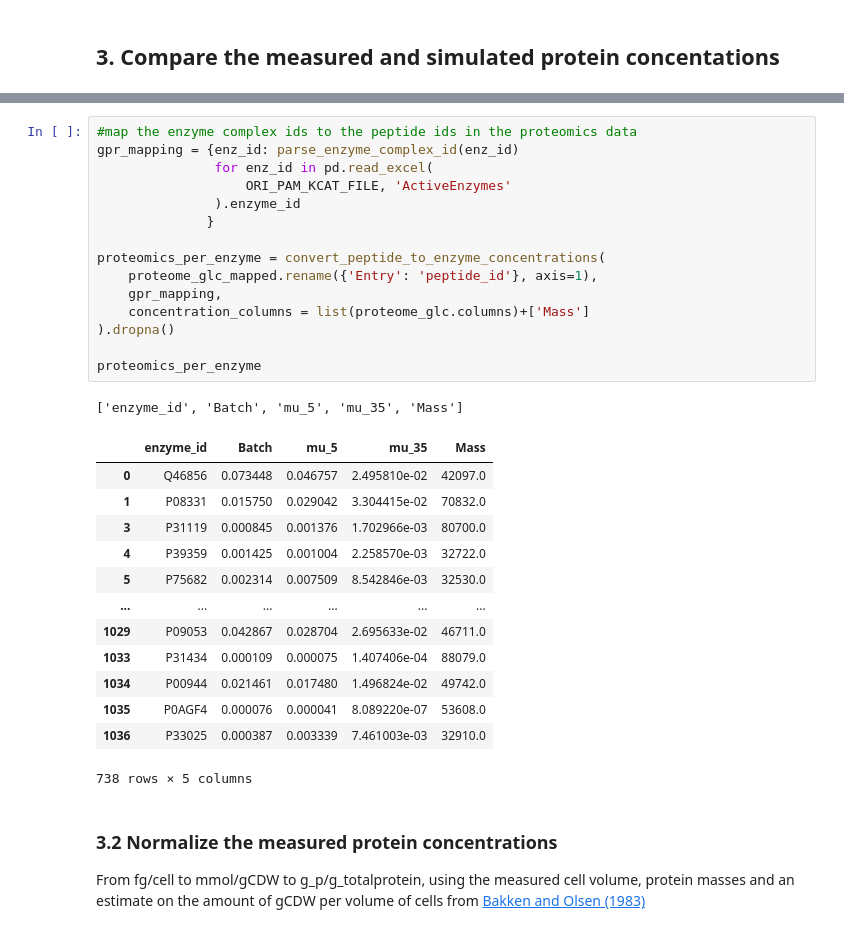
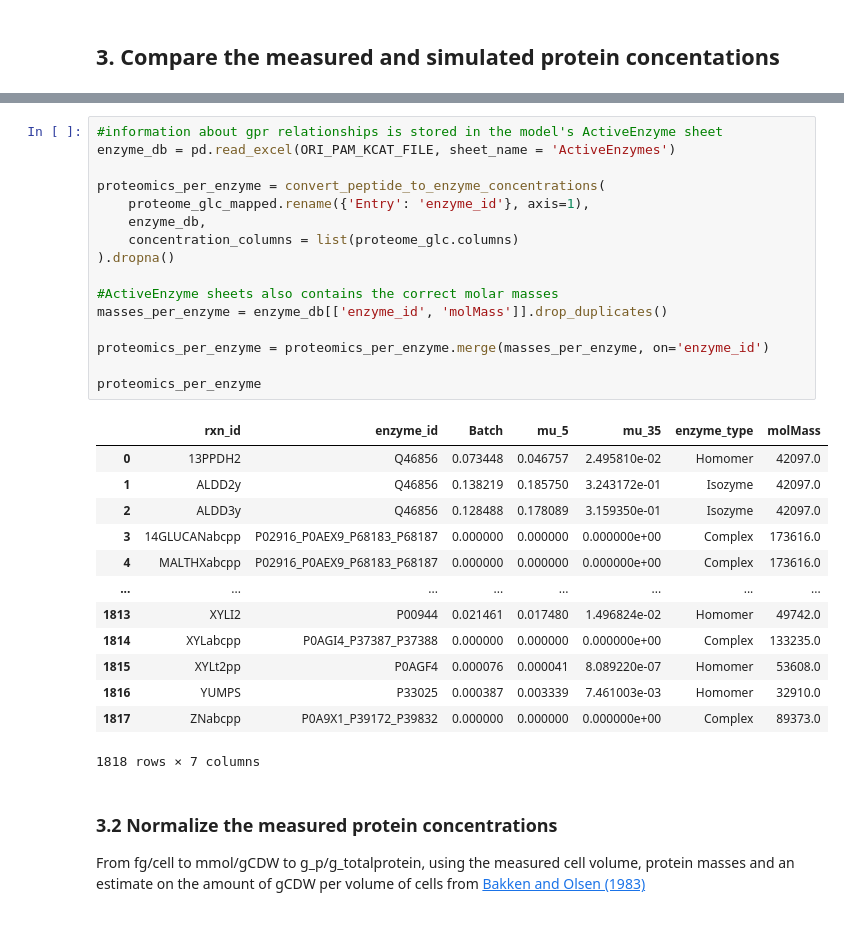
Before and after one commit to iAMB-RWTH-Aachen/PAMparametrizer, a Jupyter notebook: Scripts/i3_analysis/pam_parametrizer_validate_proteomics.ipynb, the cells around one changed output, grey strips where cells are left out. Cells and saved outputs as stored; diff of their text form.

```diff
--- a/Scripts/i3_analysis/pam_parametrizer_validate_proteomics.ipynb
+++ b/Scripts/i3_analysis/pam_parametrizer_validate_proteomics.ipynb
@@ -289,33 +297,33 @@ The experimental measurements report concentrations for individual peptides, but
 # %%
-#map the enzyme complex ids to the peptide ids in the proteomics data
-gpr_mapping = {enz_id: parse_enzyme_complex_id(enz_id)
-               for enz_id in pd.read_excel(
-                   ORI_PAM_KCAT_FILE, 'ActiveEnzymes'
-               ).enzyme_id
-              }
+#information about gpr relationships is stored in the model's ActiveEnzyme sheet
+enzyme_db = pd.read_excel(ORI_PAM_KCAT_FILE, sheet_name = 'ActiveEnzymes')
 
 proteomics_per_enzyme = convert_peptide_to_enzyme_concentrations(
-    proteome_glc_mapped.rename({'Entry': 'peptide_id'}, axis=1),
-    gpr_mapping,
-    concentration_columns = list(proteome_glc.columns)+['Mass']
+    proteome_glc_mapped.rename({'Entry': 'enzyme_id'}, axis=1),
+    enzyme_db,
+    concentration_columns = list(proteome_glc.columns)
 ).dropna()
 
+#ActiveEnzyme sheets also contains the correct molar masses
+masses_per_enzyme = enzyme_db[['enzyme_id', 'molMass']].drop_duplicates()
+
+proteomics_per_enzyme = proteomics_per_enzyme.merge(masses_per_enzyme, on='enzyme_id')
+
 proteomics_per_enzyme
 # %% [output]
+|  | rxn_id | enzyme_id | Batch | mu_5 | mu_35 | enzyme_type | molMass |
+| 0 | 13PPDH2 | Q46856 | 0.073448 | 0.046757 | 2.495810e-02 | Homomer | 42097.0 |
+| 1 | ALDD2y | Q46856 | 0.138219 | 0.185750 | 3.243172e-01 | Isozyme | 42097.0 |
+| 2 | ALDD3y | Q46856 | 0.128488 | 0.178089 | 3.159350e-01 | Isozyme | 42097.0 |
+| 3 | 14GLUCANabcpp | P02916_P0AEX9_P68183_P68187 | 0.000000 | 0.000000 | 0.000000e+00 | Complex | 173616.0 |
+| 4 | MALTHXabcpp | P02916_P0AEX9_P68183_P68187 | 0.000000 | 0.000000 | 0.000000e+00 | Complex | 173616.0 |
+| ... | ... | ... | ... | ... | ... | ... | ... |
+| 1813 | XYLI2 | P00944 | 0.021461 | 0.017480 | 1.496824e-02 | Homomer | 49742.0 |
+| 1814 | XYLabcpp | P0AGI4_P37387_P37388 | 0.000000 | 0.000000 | 0.000000e+00 | Complex | 133235.0 |
+| 1815 | XYLt2pp | P0AGF4 | 0.000076 | 0.000041 | 8.089220e-07 | Homomer | 53608.0 |
+| 1816 | YUMPS | P33025 | 0.000387 | 0.003339 | 7.461003e-03 | Homomer | 32910.0 |
+| 1817 | ZNabcpp | P0A9X1_P39172_P39832 | 0.000000 | 0.000000 | 0.000000e+00 | Complex | 89373.0 |
-['enzyme_id', 'Batch', 'mu_5', 'mu_35', 'Mass']
+1818 rows × 7 columns
-|  | enzyme_id | Batch | mu_5 | mu_35 | Mass |
-| 0 | Q46856 | 0.073448 | 0.046757 | 2.495810e-02 | 42097.0 |
-| 1 | P08331 | 0.015750 | 0.029042 | 3.304415e-02 | 70832.0 |
-| 3 | P31119 | 0.000845 | 0.001376 | 1.702966e-03 | 80700.0 |
-| 4 | P39359 | 0.001425 | 0.001004 | 2.258570e-03 | 32722.0 |
-| 5 | P75682 | 0.002314 | 0.007509 | 8.542846e-03 | 32530.0 |
-| ... | ... | ... | ... | ... | ... |
-| 1029 | P09053 | 0.042867 | 0.028704 | 2.695633e-02 | 46711.0 |
-| 1033 | P31434 | 0.000109 | 0.000075 | 1.407406e-04 | 88079.0 |
-| 1034 | P00944 | 0.021461 | 0.017480 | 1.496824e-02 | 49742.0 |
-| 1035 | P0AGF4 | 0.000076 | 0.000041 | 8.089220e-07 | 53608.0 |
-| 1036 | P33025 | 0.000387 | 0.003339 | 7.461003e-03 | 32910.0 |
-738 rows × 5 columns
 # %% [markdown]
 ### 3.2 Normalize the measured protein concentrations
 From fg/cell to mmol/gCDW to g_p/g_totalprotein, using the measured cell volume, protein masses and an estimate on the amount of gCDW per volume of cells from [Bakken and Olsen (1983)](https://pmc.ncbi.nlm.nih.gov/articles/PMC242437/?page=1)
```
Also changed, not shown: parts of 17 cells of this notebook.
